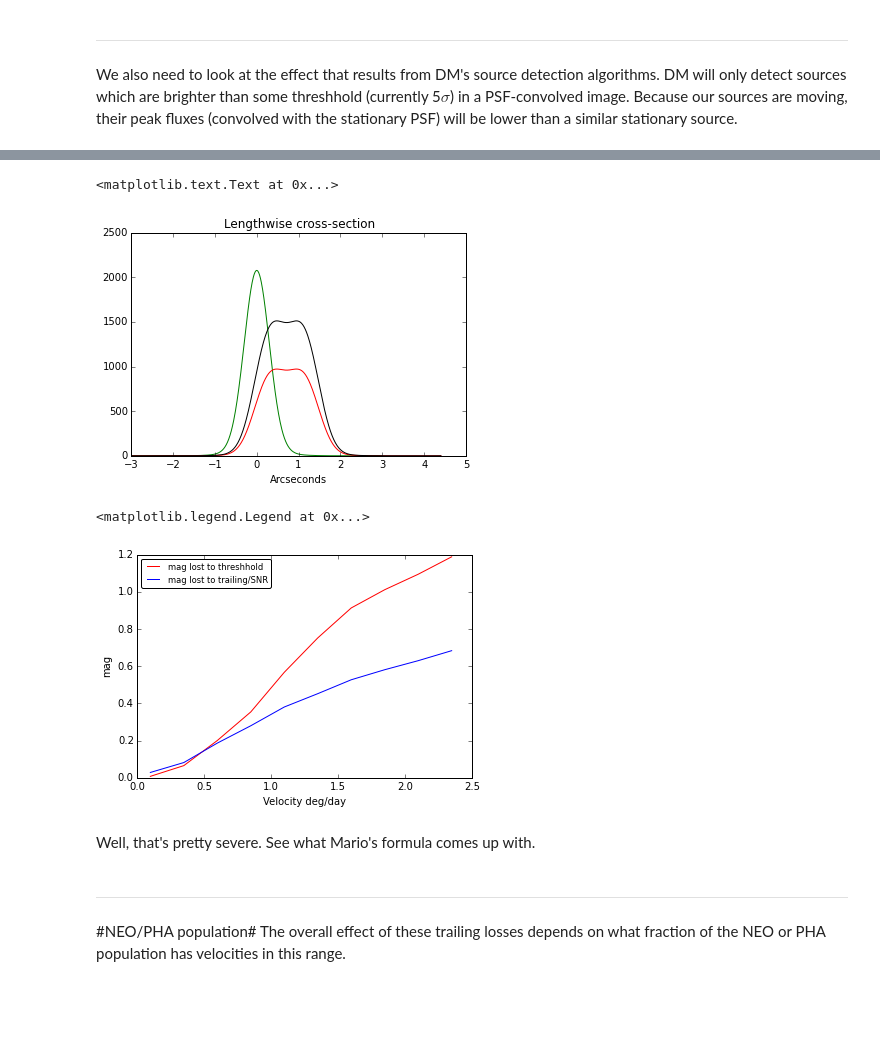
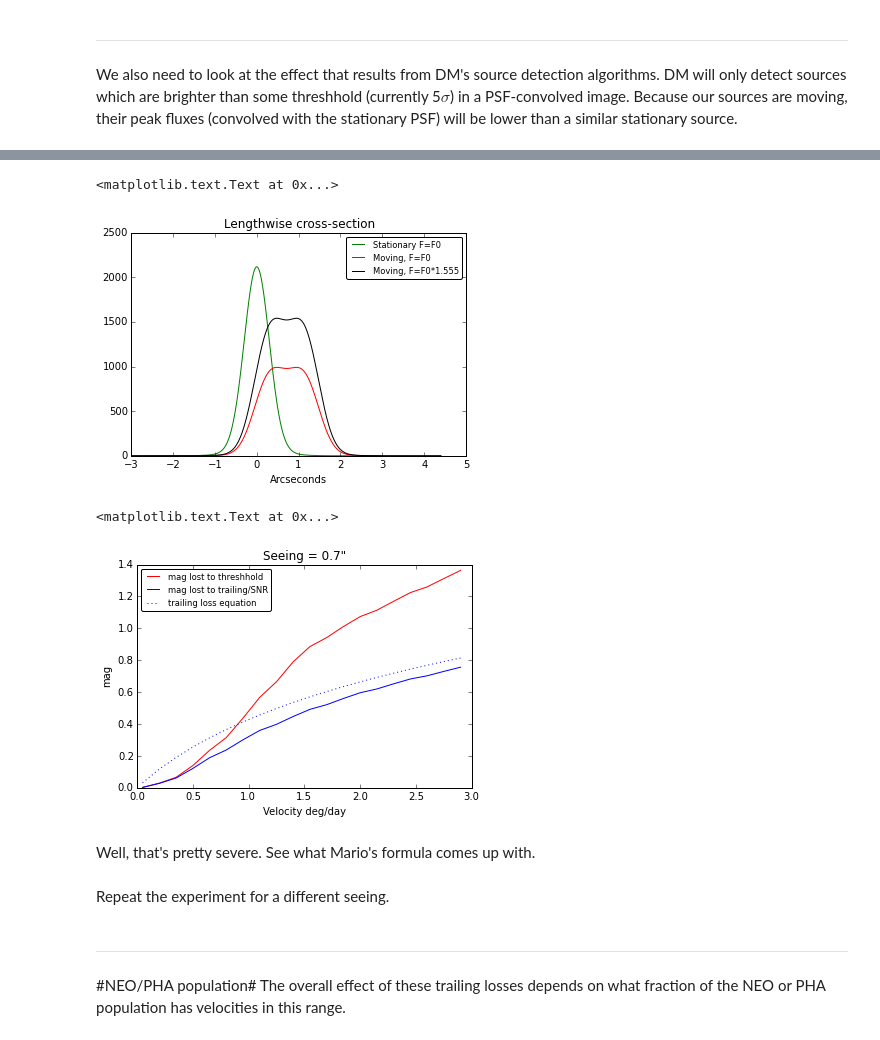
Before and after one commit to rhiannonlynne/MafSSO, a Jupyter notebook: Trailing Losses.ipynb, the cells around one changed output, grey strips where cells are left out. Saved outputs shown, nothing was run; the diff lists cells and outputs as text; code cells hidden in the pictures; blank space fills up the shorter version.

```diff
--- a/Trailing Losses.ipynb
+++ b/Trailing Losses.ipynb
@@ -401,12 +410,15 @@ This result matches closely with the trailing loss formula used in the LSST Over
 We also need to look at the effect that results from DM's source detection algorithms. DM will only detect sources which are brighter than some threshhold (currently 5$\sigma$) in a PSF-convolved image. Because our sources are moving, their peak fluxes (convolved with the stationary PSF) will be lower than a similar stationary source.
 # %%
 # Find counts at threshhold for stationary source.
+seeing = 0.7
 SNR = 5.0
 sky = 2000.
 inst_noise = 10.0
-neff_stat = 2.436 * (seeing/pixelscale)**2
+x, y, flux = stationaryPSF(seeing=seeing, totalflux=1)
+neff_stat = calcNeff(x, y, flux)
 Vn = neff_stat*(sky + inst_noise)
-counts = SNR**2/2. + np.sqrt(SNR**4/4. + SNR**2 * Vn)
-x_stat, y_stat, flux_stat = stationaryPSF(seeing=seeing, totalflux=counts)
+counts_stat = SNR**2/2. + np.sqrt(SNR**4/4. + SNR**2 * Vn)
+x_stat, y_stat, flux_stat = stationaryPSF(seeing=seeing, totalflux=counts_stat)
 zoomImage(x_stat, y_stat, flux_stat)
+print counts_stat, sumPSF(x_stat, y_stat, flux_stat)
 # %% [output]
@@ -414,6 +427,7 @@ zoomImage(x_stat, y_stat, flux_stat)
 # %%
-# Distribute similar counts in moving object.
+# Distribute same counts in moving object.
 velocity = 1.0
-x_mo, y_mo, flux_mo = movingPSF(seeing=seeing, velocity=velocity, totalflux=counts)
+x_mo, y_mo, flux_mo = movingPSF(seeing=seeing, velocity=velocity, totalflux=counts_stat)
 zoomImage(x_mo, y_mo, flux_mo)
+print counts_stat, sumPSF(x_mo, y_mo, flux_mo)
 # %% [output]
@@ -471,24 +485,23 @@ equivalent to change in magnitude of 0.479556665627
 fx_stat, fy_stat = crossSection(x_stat, y_stat, flux_stat)
 fx_mo, fy_mo = crossSection(x_mo, y_mo, flux_mo)
 fx_mo2, fy_mo2 = crossSection(x_mo, y_mo, flux_mo2)
-plt.plot(x_stat, fx_stat, 'g')
-plt.plot(x_mo, fx_mo, 'r')
-plt.plot(x_mo, fx_mo2, 'k')
+plt.plot(x_stat, fx_stat, 'g', label='Stationary F=F0')
+plt.plot(x_mo, fx_mo, 'r', label='Moving, F=F0')
+plt.plot(x_mo, fx_mo2, 'k', label='Moving, F=F0*%.3f' %(ratio))
+plt.legend(loc='upper right', fancybox=True, fontsize='smaller')
 plt.xlabel("Arcseconds")
 plt.title('Lengthwise cross-section')
 # %% [output]
 <matplotlib.text.Text at 0x...>
-[figure, old version]
+[figure, new version]
-# %%
-counts_stat = counts
-mags_stat = 2.5*np.log10(counts_stat)
 # %%
-velocities = np.arange(0.1, 2.5, 0.25)
+mags_stat = 2.5*np.log10(counts_stat)
+velocities = np.arange(0.05, 3.0, 0.15)
 ratios = np.zeros(len(velocities), float)
 moving_dmags = np.zeros(len(velocities), float)
 trailing_mags = np.zeros(len(velocities), float)
 for i, v in enumerate(velocities):
-    x, y, flux = movingPSF(seeing=seeing, velocity=v, totalflux=counts)
+    x, y, flux = movingPSF(seeing=seeing, velocity=v, totalflux=counts_stat)
     filtered_mo = signal.fftconvolve(flux, psfprofile)
     ratios[i] = filtered_stat.max() / filtered_mo.max()
     moving_dmags[i] = 2.5*np.log10(ratios[i])
@@ -499,11 +512,16 @@ for i, v in enumerate(velocities):
 # %%
 plt.plot(velocities, moving_dmags, 'r', label='mag lost to threshhold')
 plt.plot(velocities, trailing_mags, 'b', label='mag lost to trailing/SNR')
+dmT_calc = 1.25*np.log10(1 + 0.028 * velocities * 30.0 / seeing)
+plt.plot(velocities, dmT_calc, 'b:', label='trailing loss equation')
 plt.xlabel('Velocity deg/day')
 plt.ylabel('mag')
 plt.legend(loc='upper left', fontsize='smaller', fancybox=True)
+plt.title('Seeing = %.1f"' %(seeing))
 # %% [output]
-<matplotlib.legend.Legend at 0x...>
+<matplotlib.text.Text at 0x...>
-[figure, old version]
+[figure, new version]
 # %% [markdown]
 Well, that's pretty severe. See what Mario's formula comes up with.
+# %% [markdown]
+Repeat the experiment for a different seeing.
```
Also changed, not shown: parts of 43 cells of this notebook.
